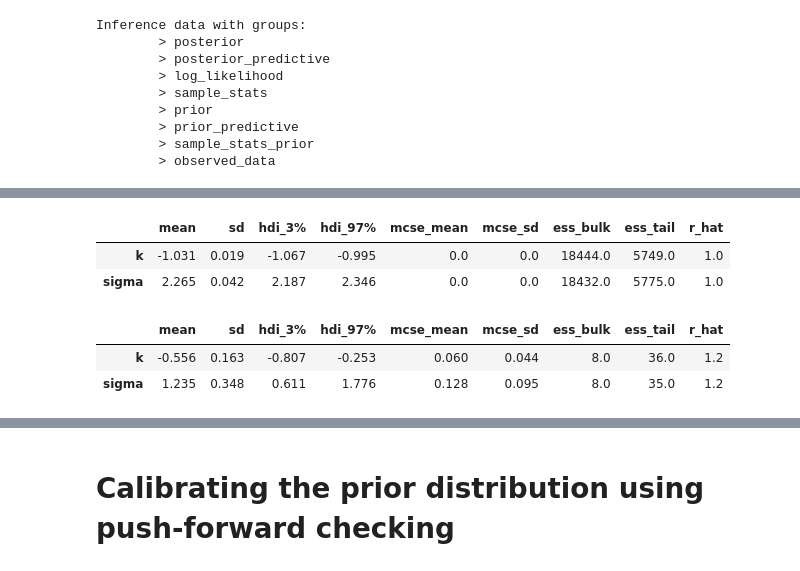
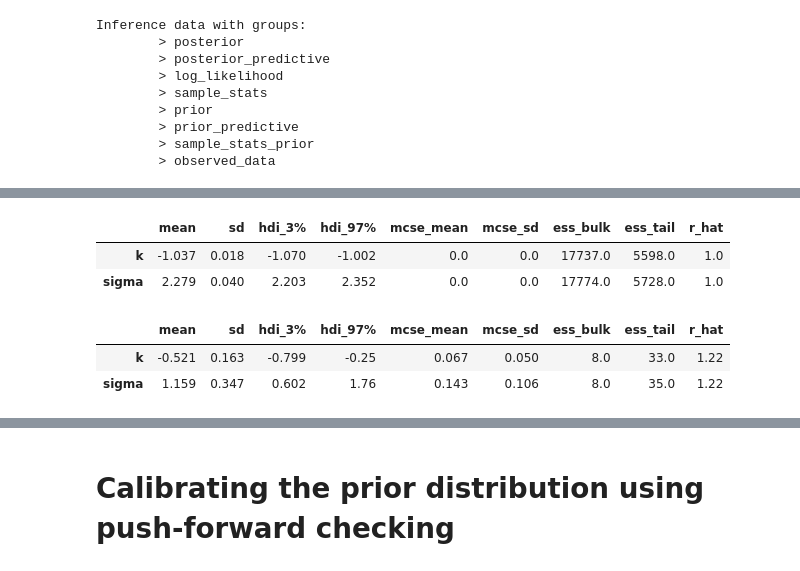
Before and after one commit to teddygroves/bibat, a Jupyter notebook: bibat/examples/baseball/investigate.ipynb, the cells around one changed output, grey strips where cells are left out. Drawn from its saved outputs; the diff is of its cells as text; code cells hidden in the pictures.

```diff
--- a/bibat/examples/baseball/investigate.ipynb
+++ b/bibat/examples/baseball/investigate.ipynb
@@ -83,12 +124,12 @@ az.summary(idatas["gpareto2006"], var_names=["k", "sigma"])
 # %%
-az.summary(idatas["gparetorecent"], var_names=["k", "sigma"])
+az.summary(idatas["gparetobdb"], var_names=["k", "sigma"])
 # %% [output]
 |  | mean | sd | hdi_3% | hdi_97% | mcse_mean | mcse_sd | ess_bulk | ess_tail | r_hat |
-| k | -1.031 | 0.019 | -1.067 | -0.995 | 0.0 | 0.0 | 18444.0 | 5749.0 | 1.0 |
-| sigma | 2.265 | 0.042 | 2.187 | 2.346 | 0.0 | 0.0 | 18432.0 | 5775.0 | 1.0 |
+| k | -1.037 | 0.018 | -1.070 | -1.002 | 0.0 | 0.0 | 17737.0 | 5598.0 | 1.0 |
+| sigma | 2.279 | 0.040 | 2.203 | 2.352 | 0.0 | 0.0 | 17774.0 | 5728.0 | 1.0 |
 # %%
-az.summary(idatas["gparetorecent"].prior, var_names=["k", "sigma"])
+az.summary(idatas["gparetobdb"].prior, var_names=["k", "sigma"])
 # %% [output]
 |  | mean | sd | hdi_3% | hdi_97% | mcse_mean | mcse_sd | ess_bulk | ess_tail | r_hat |
-| k | -0.556 | 0.163 | -0.807 | -0.253 | 0.060 | 0.044 | 8.0 | 36.0 | 1.2 |
-| sigma | 1.235 | 0.348 | 0.611 | 1.776 | 0.128 | 0.095 | 8.0 | 35.0 | 1.2 |
+| k | -0.521 | 0.163 | -0.799 | -0.25 | 0.067 | 0.050 | 8.0 | 33.0 | 1.22 |
+| sigma | 1.159 | 0.347 | 0.602 | 1.76 | 0.143 | 0.106 | 8.0 | 35.0 | 1.22 |
```
Also changed, not shown: parts of 15 cells of this notebook, 21 other files.
